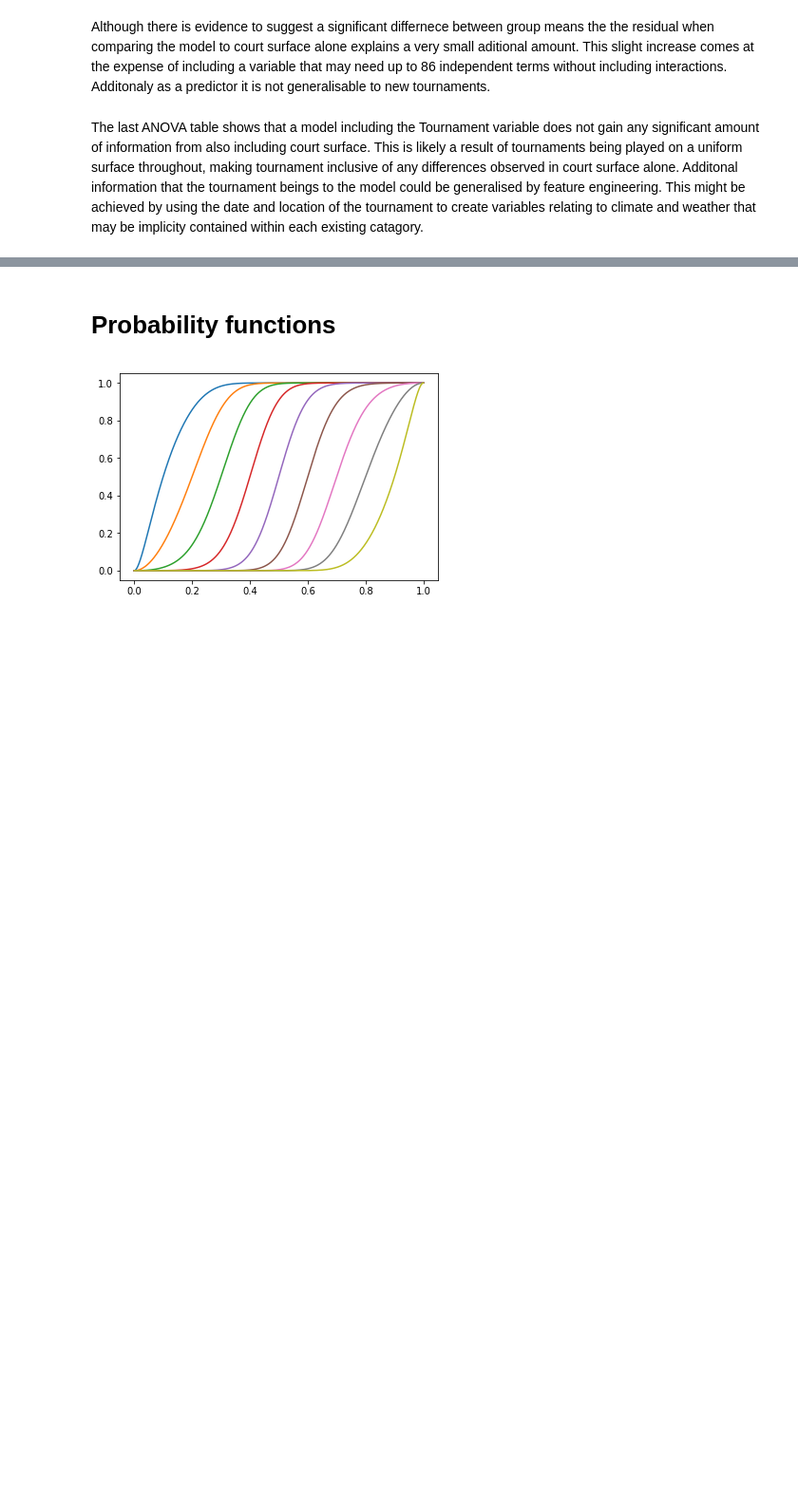
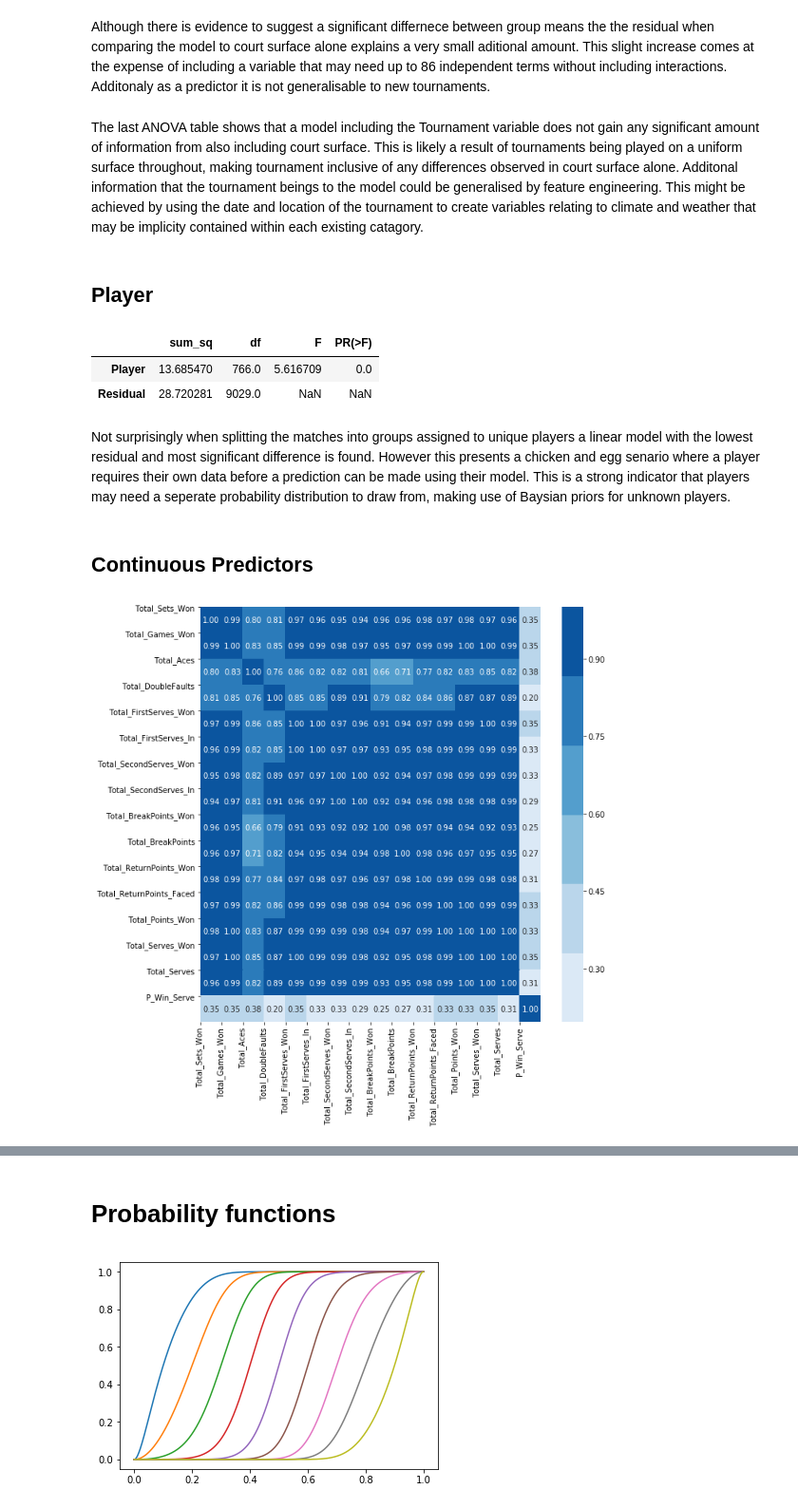
Before and after one commit to Jfbarr/aus_open_datathon_2019, a Jupyter notebook: Workbook.ipynb, the cells around one changed output, grey strips where cells are left out. Shown at 95% size. Cells and saved outputs as stored; diff of their text form; code cells hidden in the pictures; blank space fills up the shorter version.

Commit message:
Continuous bivariate analysis added

```diff
--- a/Workbook.ipynb
+++ b/Workbook.ipynb
@@ -224,7 +224,7 @@ def summariseLifetimePlayerStats(DF, stats):
 
     return combinedDF
 # %%
-def summarisePlayerStats(DF, stats):
+def summarisePlayerTournStats(DF, stats):
     # Create dataframes for lossing and winner player stats
     # for each game
     # Drop Winners/losers, ranks, retirement indicator and date
@@ -283,10 +320,12 @@ statCols = ['Total_Sets_Won', 'Total_Games_Won', 'Total_Aces', 'Total_DoubleFaul
             'Total_ReturnPoints_Won', 'Total_ReturnPoints_Faced', 'Total_Points_Won']
 
 # Calculate lifetime summary statistics and Tournament Summaries
-maleTournSummaryDF = summarisePlayerStats(maleDF, statCols)
+maleTournSummaryDF = summarisePlayerTournStats(maleDF, statCols)
 maleLifeSummaryDF = summariseLifetimePlayerStats(maleDF, statCols)
+maleSurfaceSummaryDF = summarisePlayerSurfaceStats(maleDF, statCols)
 maleServeSummaryDF = addServeStatistics(maleLifeSummaryDF)
 maleTournServeDF = addServeStatistics(maleTournSummaryDF)
+maleSurfaceServeDF = addServeStatistics(maleSurfaceSummaryDF)
 # %%
 # Example of the tournament statistics and lifetime statistics
 display(maleTournSummaryDF.loc[['Andreas Beck','David Goffin']])
@@ -429,3 +469,39 @@ display(aov_table)
 Although there is evidence to suggest a significant differnece between group means the the residual when comparing the model to court surface alone explains a very small aditional amount. This slight increase comes at the expense of including a variable that may need up to 86 independent terms without including interactions. Additonaly as a predictor it is not generalisable to new tournaments.
 # %% [markdown]
 The last ANOVA table shows that a model including the Tournament variable does not gain any significant amount of information from also including court surface. This is likely a result of tournaments being played on a uniform surface throughout, making tournament inclusive of any differences observed in court surface alone. Additonal information that the tournament beings to the model could be generalised by feature engineering. This might be achieved by using the date and location of the tournament to create variables relating to climate and weather that may be implicity contained within each existing catagory.
+# %% [markdown]
+## Player
+# %%
+# Fit a linear relationship
+lm = ols('P_Win_Serve ~ Player',
+         data = maleTournServeDF).fit()
+# One-way anova
+aov_table = sm.stats.anova_lm(lm, typ = 2)
+display(aov_table)
+# %% [output]
+|  | sum_sq | df | F | PR(>F) |
+| Player | 13.685470 | 766.0 | 5.616709 | 0.0 |
+| Residual | 28.720281 | 9029.0 | NaN | NaN |
+# %% [markdown]
+Not surprisingly when splitting the matches into groups assigned to unique players a linear model with the lowest residual and most significant difference is found. However this presents a chicken and egg senario where a player requires their own data before a prediction can be made using their model. This is a strong indicator that players may need a seperate probability distribution to draw from, making use of Baysian priors for unknown players.
+# %% [markdown]
+## Continuous Predictors
+# %%
+# Drop the index column and find the correlation matrix
+corr = maleTournServeDF.drop('index', axis = 1, inplace = False)
+corr = abs(corr.corr())
+# %%
+# Create a large plot
+fig, ax = plt.subplots(figsize=(10, 10))
+
+# Generate a heatmap
+colourmap = sns.color_palette("Blues")
+snsPlot = sns.heatmap(corr, annot = True,
+                     fmt='.2f', cmap = colourmap)
+plt.xticks(range(len(corr.columns)), corr.columns)
+plt.yticks(range(len(corr.columns)), corr.columns)
+# Save the plot
+plt.savefig(src+"\\img\\CorelationMatrix.png")
+plt.show()
+# %% [output]
+[figure, added]
```
Also changed, not shown: parts of 25 cells of this notebook, 2 other files.
